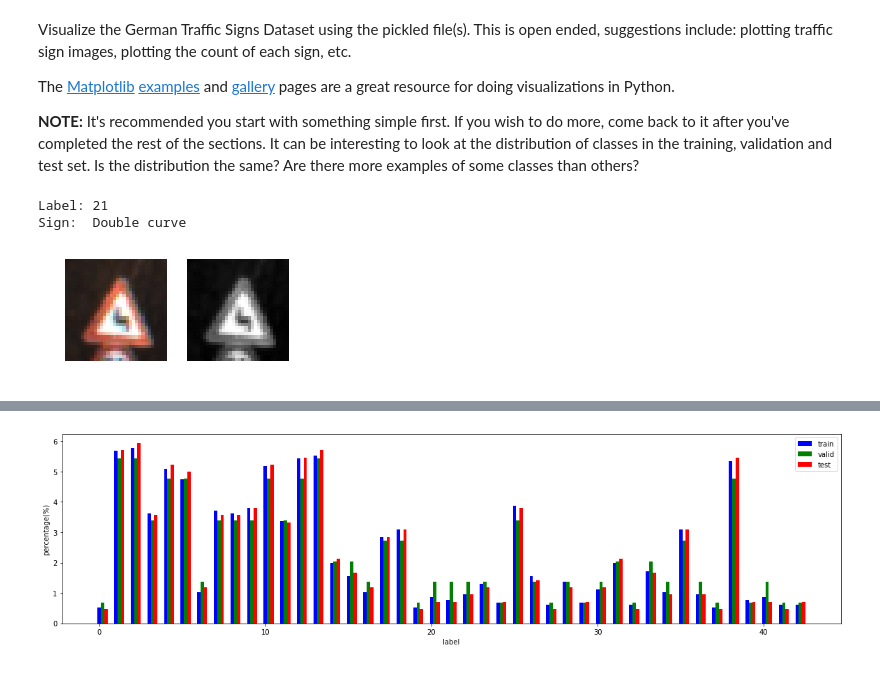
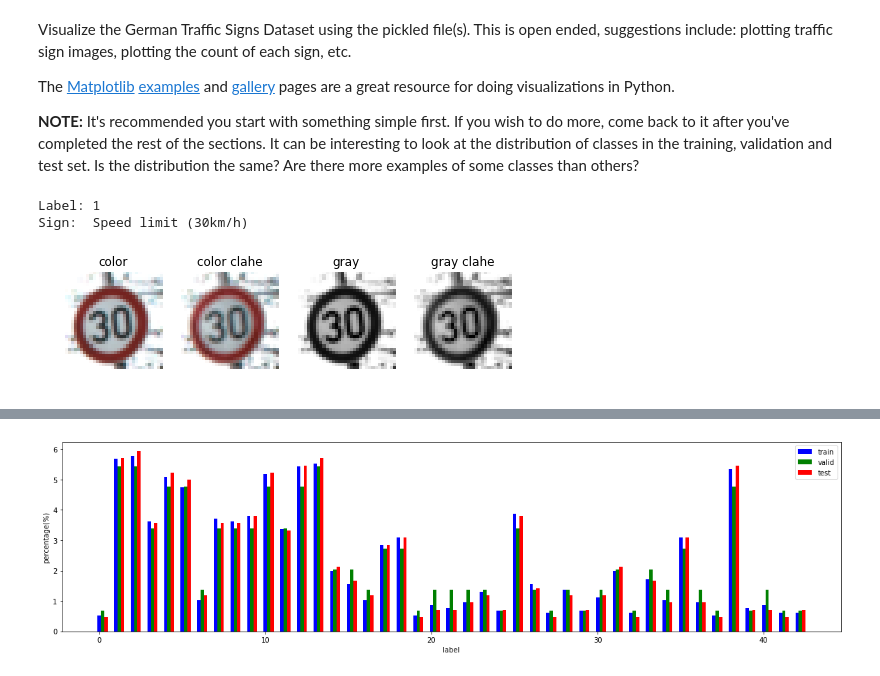
Before and after one commit to sangyezi/CarND-Traffic-Sign-Classifier-Project, a Jupyter notebook: Traffic_Sign_Classifier.ipynb, the cells around one changed output, grey strips where cells are left out. Drawn from its saved outputs; the diff is of its cells as text; code cells hidden in the pictures.

Commit message:
added clahe; used softmax for top_k

```diff
--- a/Traffic_Sign_Classifier.ipynb
+++ b/Traffic_Sign_Classifier.ipynb
@@ -94,41 +94,66 @@ Visualize the German Traffic Signs Dataset using the pickled file(s). This is op
 The [Matplotlib](http://matplotlib.org/) [examples](http://matplotlib.org/examples/index.html) and [gallery](http://matplotlib.org/gallery.html) pages are a great resource for doing visualizations in Python.
 
 **NOTE:** It's recommended you start with something simple first. If you wish to do more, come back to it after you've completed the rest of the sections. It can be interesting to look at the distribution of classes in the training, validation and test set. Is the distribution the same? Are there more examples of some classes than others?
+# %%
+import cv2
+
+clahe = cv2.createCLAHE(clipLimit=3.0, tileGridSize=(2,2))
+
+def clahe_rgb(img):
+    lab = cv2.cvtColor(img, cv2.COLOR_BGR2LAB)
+    l, a, b = cv2.split(lab)
+    cl = clahe.apply(l)
+    limg = cv2.merge((cl,a,b))
+    return cv2.cvtColor(limg, cv2.COLOR_LAB2BGR)
 # %%
 ### Data exploration visualization code goes here.
 ### Feel free to use as many code cells as needed.
 import random
-import csv, cv2
+import csv
 import matplotlib.pyplot as plt
 # Visualizations will be shown in the notebook.
 %matplotlib inline
 
 
 traffic_sign_codes = dict()
 with open('signnames.csv') as csvFile:
     csvReader = csv.reader(csvFile)
     for row in csvReader:
         if row[0].isdigit():
             traffic_sign_codes[int(row[0])] = row[1]
 
 
 index = random.randint(0, len(X_train))
 image = X_train[index]
 image_gray = cv2.cvtColor(image, cv2.COLOR_RGB2GRAY)
 
-plt.figure(figsize=(4,2))
-plt.subplot(121)
+plt.figure(figsize=(8,2))
+plt.subplot(141)
 plt.imshow(image)
 plt.axis('off')
-plt.subplot(122)
+plt.title('color')
+
+plt.subplot(142)
+plt.imshow(clahe_rgb(image))
+plt.axis('off')
+plt.title('color clahe')
+
+plt.subplot(143)
 plt.imshow(image_gray, cmap='gray')
 plt.axis('off')
+plt.title('gray')
+
+plt.subplot(144)
+plt.imshow(clahe.apply(image_gray), cmap='gray')
+plt.axis('off')
+plt.title('gray clahe')
+
 label = y_train[index]
 print("Label: {}\nSign:  {}".format(label, traffic_sign_codes[label]))
 # %% [output]
-Label: 21
-Sign:  Double curve
+Label: 1
+Sign:  Speed limit (30km/h)
-[figure, old version]
+[figure, new version]
 # %%
 n_classes = 43
 example_num = 5
```
Also changed, not shown: parts of 6 cells of this notebook.
